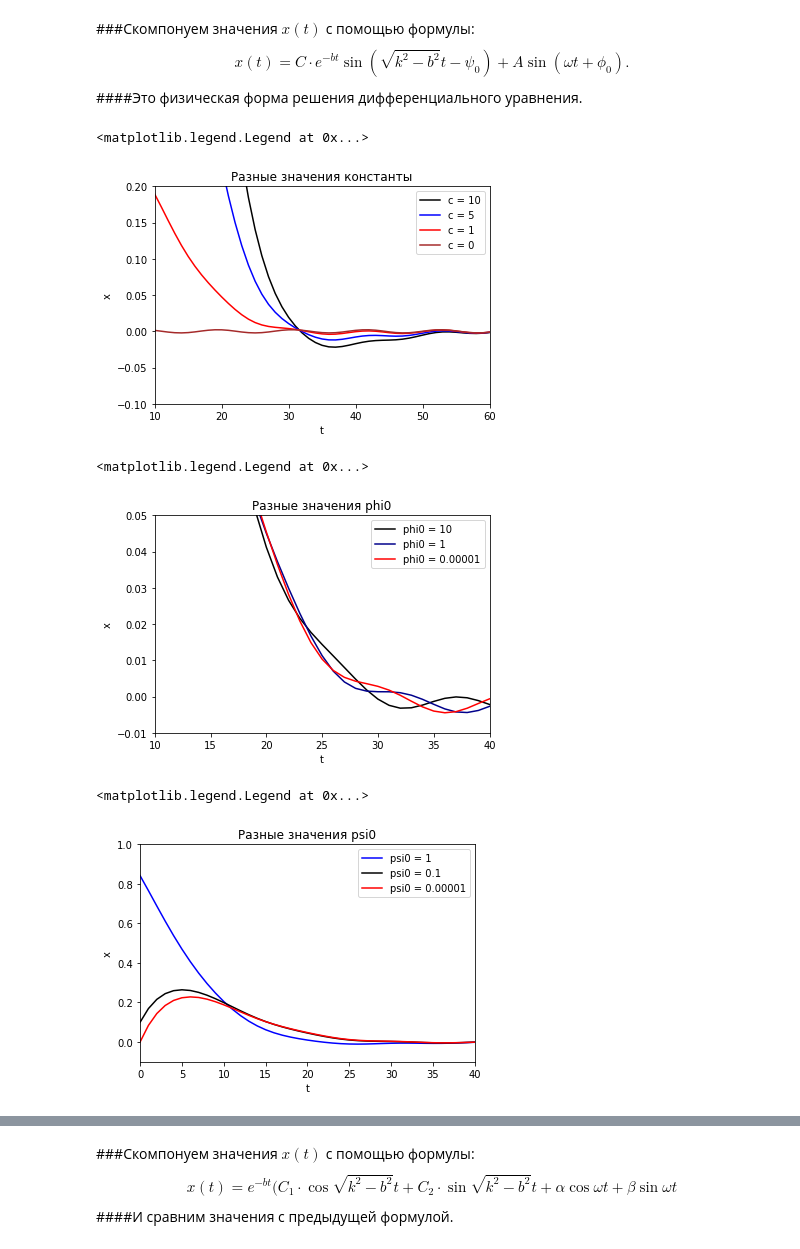
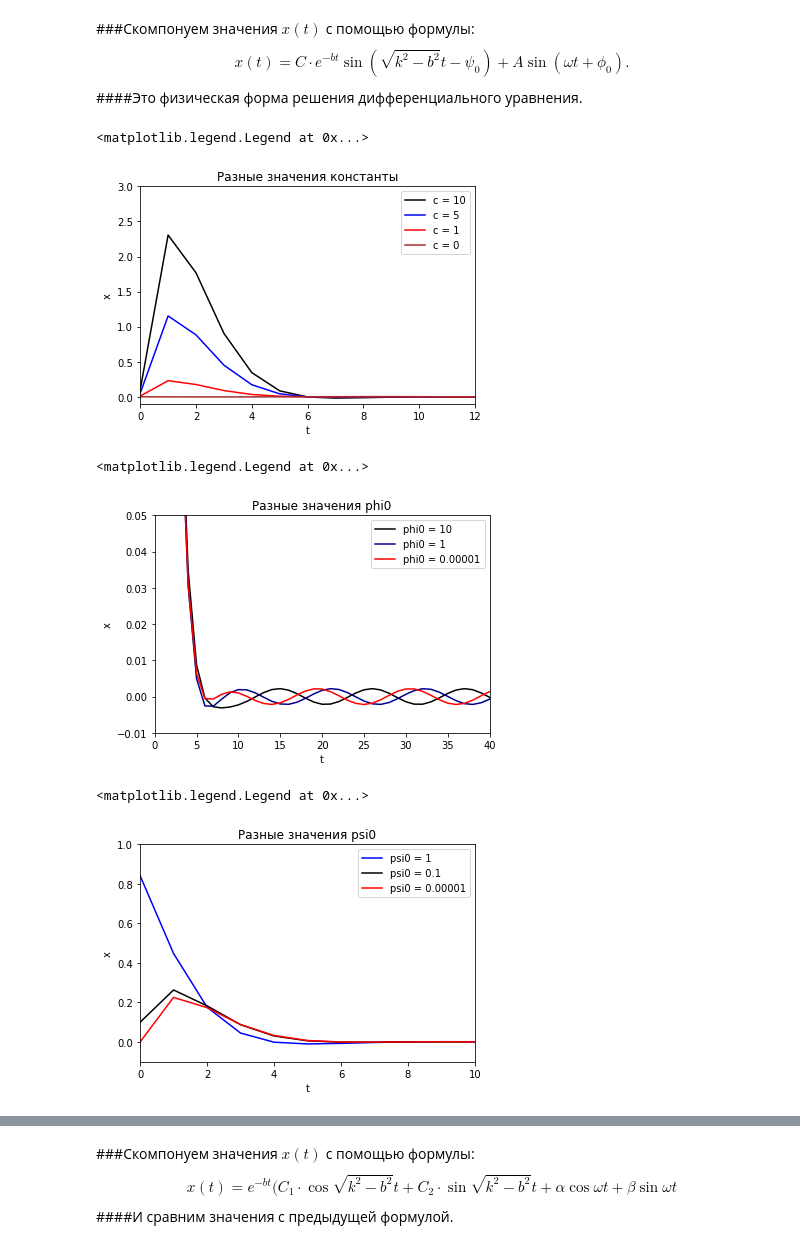
Before and after one commit to Viktory4121/Math_modeling, a Jupyter notebook: ИДЗ2.ipynb, the cells around one changed output, grey strips where cells are left out. Cells and saved outputs as stored; diff of their text form; code cells hidden in the pictures.

```diff
--- a/ИДЗ2.ipynb
+++ b/ИДЗ2.ipynb
@@ -62,7 +62,7 @@ c = c1 + c2
 print("c = ", c)
 
 #Аналогичным образом можно расчитать массу:
-m = m1 + m2 + m3
+m = m1 * m2 / (m1 + m2)
 print("m = ", m)
 
 #Статическое удлинение пружины:
@@ -163,21 +163,21 @@ def fun(tt, oomega, psi, phi, cc, n_color, message, b=b, A=A, k=k):
   plt.plot(tt, xx, color = n_color, label=message)
 # %%
 fig, ax = plt.subplots()
-ax = plt.axes(xlim=(10, 60), ylim=(-0.1, 0.2))
+ax = plt.axes(xlim=(0, 12), ylim=(-0.1, 3))
 ax.set_title("Разные значения константы")
 ax.set_xlabel('t')
 ax.set_ylabel('x')
 fun(t, omega, 0.01, 0.01, 10, "black", "с = 10")
 fun(t, omega, 0.01, 0.01, 5, "blue", "с = 5")
 fun(t, omega, 0.01, 0.01, 1, "red", "с = 1")
 fun(t, omega, 0.01, 0.01, 0, "brown", "с = 0")
 ax.legend()
 # %% [output]
 <matplotlib.legend.Legend at 0x...>
-[figure, old version]
+[figure, new version]
 # %%
 fig, ax = plt.subplots()
-ax = plt.axes(xlim=(10, 40), ylim=(-0.01, 0.05))
+ax = plt.axes(xlim=(0, 40), ylim=(-0.01, 0.05))
 ax.set_title("Разные значения phi0")
 ax.set_xlabel('t')
 ax.set_ylabel('x')
@@ -187,10 +187,10 @@ fun(t, omega, 0.1, 0.00001, 1, "red", "phi0 = 0.00001")
 ax.legend()
 # %% [output]
 <matplotlib.legend.Legend at 0x...>
-[figure, old version]
+[figure, new version]
 # %%
 fig, ax = plt.subplots()
-ax = plt.axes(xlim=(0, 40), ylim=(-0.1, 1))
+ax = plt.axes(xlim=(0, 10), ylim=(-0.1, 1))
 ax.set_title("Разные значения psi0")
 ax.set_xlabel('t')
 ax.set_ylabel('x')
@@ -200,7 +200,7 @@ fun(t, omega, 0.00001, 0.1, 1, "red", "psi0 = 0.00001")
 ax.legend()
 # %% [output]
 <matplotlib.legend.Legend at 0x...>
-[figure, old version]
+[figure, new version]
 # %%
 fig, ax = plt.subplots()
 ax.set_title("Разные значения omega")
```
Also changed, not shown: parts of 4 cells of this notebook.
